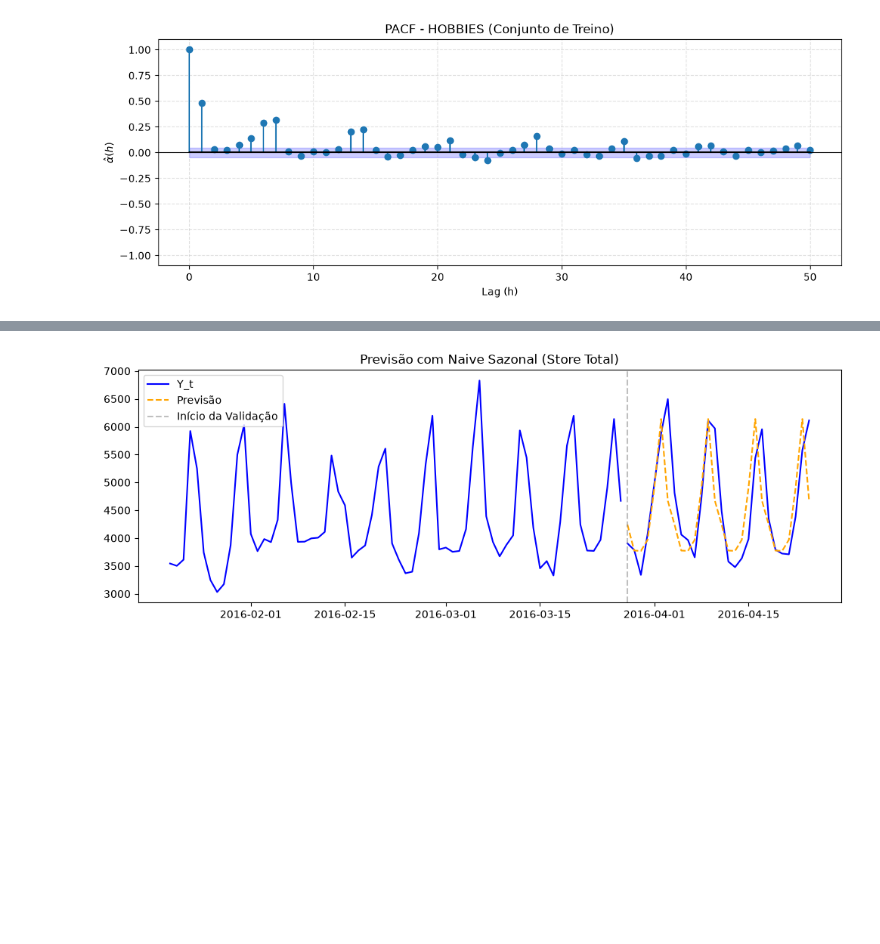
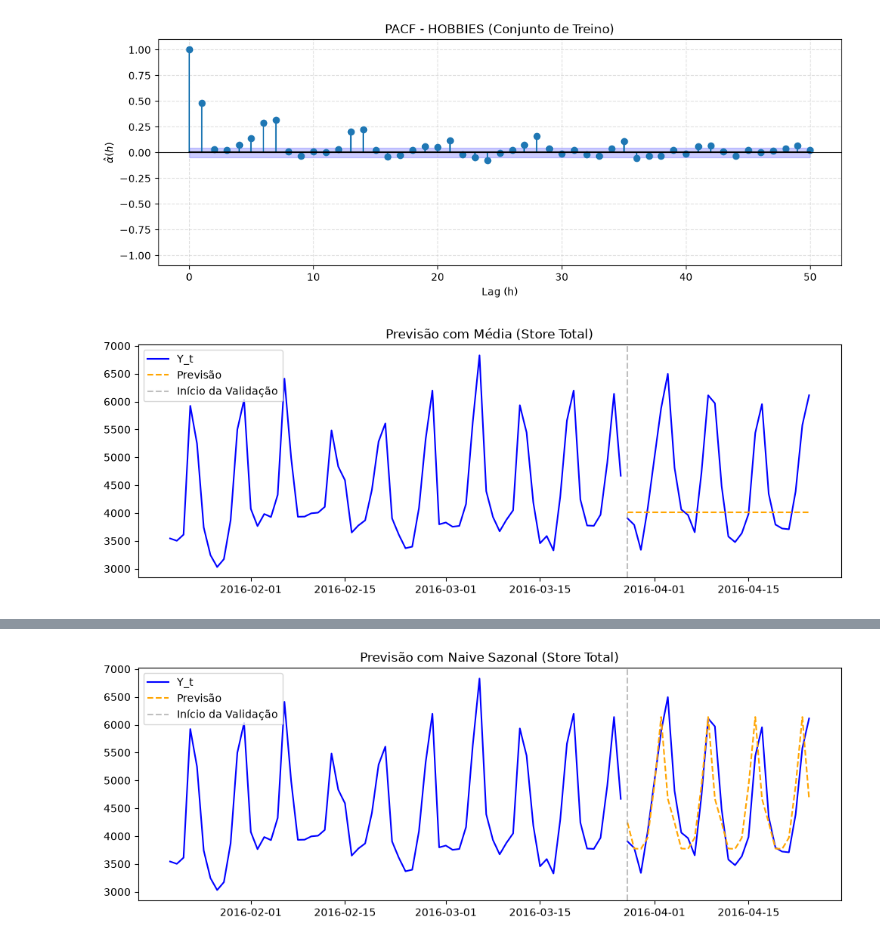
Before and after one commit to mistercapote/time-series-a2-2026, a Jupyter notebook: main.ipynb, the cells around one changed output, grey strips where cells are left out. Saved outputs shown, nothing was run; the diff lists cells and outputs as text; code cells hidden in the pictures; blank space fills up the shorter version.

```diff
--- a/main.ipynb
+++ b/main.ipynb
@@ -4,19 +4,19 @@ import src.testes as testes
 import src.viz as viz
 import src.models as models
 # %%
-caminho_train = "dados/treino.csv"
-caminho_val = "dados/validacao.csv"
+CAMINHO_TRAIN = "dados/treino.csv"
+CAMINHO_VAL = "dados/validacao.csv"
 
-data_fim_train = "2016-03-27"
+DATA_FIM_TRAIN = "2016-03-27"
 
-data_inicio_val = "2016-03-28"
-data_fim_val = "2016-04-24"
+DATA_INICIO_VAL = "2016-03-28"
+DATA_FIM_VAL = "2016-04-24"
 # %%
 train_data = data.carregar_dados_e_tratar_data(
-    caminho=caminho_train, data_fim=data_fim_train
+    caminho=CAMINHO_TRAIN, data_fim=DATA_FIM_TRAIN
 )
 validation_data = data.carregar_dados_e_tratar_data(
-    caminho=caminho_val, data_inicio=data_inicio_val, data_fim="2016-04-24"
+    caminho=CAMINHO_VAL, data_inicio=DATA_INICIO_VAL, data_fim="2016-04-24"
 )
 # %%
 print(train_data.head())
@@ -145,3 +145,20 @@ viz.grafico_PACF(
 # %% [output]
 [figure]
 [figure]
+# %%
+# Previsão com Média - Store Total
+Y_prev_total = models.mean(train_data["store_total"], n=len(validation_data))
+
+viz.grafico_temporal_com_previsao(
+    train_data["store_total"],
+    train_data["date"],
+    validation_data["store_total"],
+    validation_data["date"],
+    Y_prev_total,
+    validation_data["date"],
+    titulo="Previsão com Média (Store Total)",
+    data_inicio="2016-01-20",
+    data_fim=None,
+)
+# %% [output]
+[figure, added]
```
Also changed, not shown: parts of 6 cells of this notebook, 1 other file.
